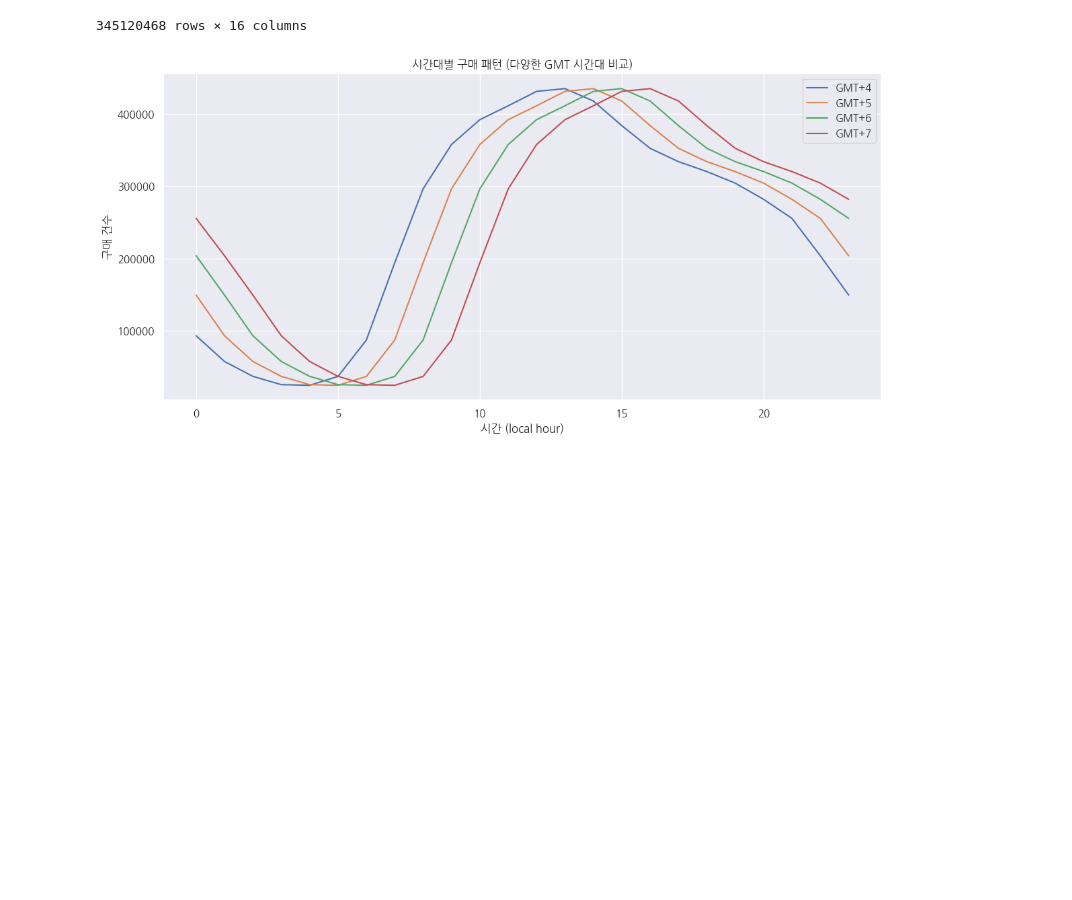
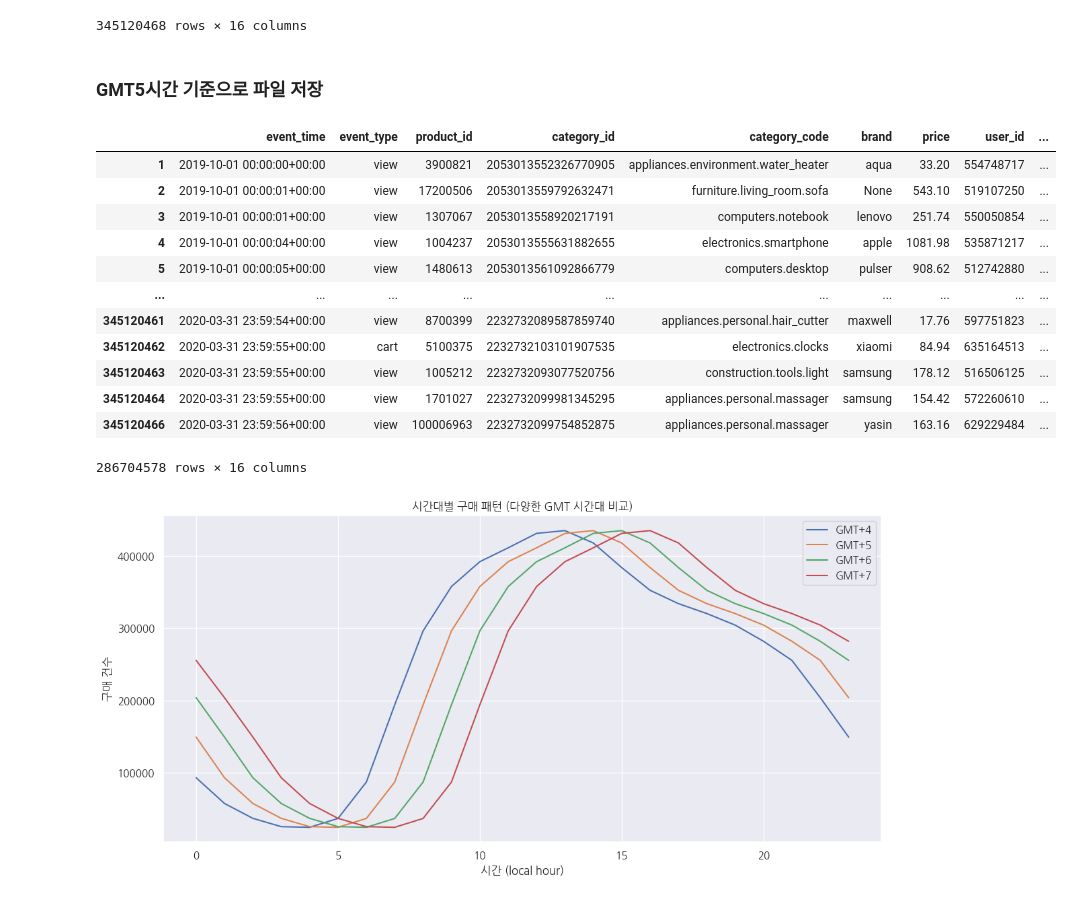
Before and after one commit to Rungky/customer-retention-analytics, a Jupyter notebook: 한지연/전체데이터분석.ipynb, the cells around one changed output. Drawn from its saved outputs; the diff is of its cells as text; code cells hidden in the pictures; blank space fills up the shorter version.

```diff
--- a/한지연/전체데이터분석.ipynb
+++ b/한지연/전체데이터분석.ipynb
@@ -126,6 +127,26 @@ df
 | 345120466 | 2020-03-31 23:59:56+00:00 | view | 100006963 | 2232732099754852875 | appliances.personal.massager | yasin | 163.16 | 629229484 | ... |
 | 345120467 | 2020-03-31 23:59:57+00:00 | view | 100145166 | 2232732076711346189 | None | None | 85.95 | 513238692 | ... |
 345120468 rows × 16 columns
+# %% [markdown]
+### GMT5시간 기준으로 파일 저장
 # %%
 df.to_parquet('/content/drive/MyDrive/Colab Notebooks/데이터톤/data/total_gmt5.parquet', index=False)
+# %%
+# NaN인 category_lvl1 제거
+df = df[df['category_lvl1'].notna()]
+df
+# %% [output]
+|  | event_time | event_type | product_id | category_id | category_code | brand | price | user_id | ... |
+| 1 | 2019-10-01 00:00:00+00:00 | view | 3900821 | 2053013552326770905 | appliances.environment.water_heater | aqua | 33.20 | 554748717 | ... |
+| 2 | 2019-10-01 00:00:01+00:00 | view | 17200506 | 2053013559792632471 | furniture.living_room.sofa | None | 543.10 | 519107250 | ... |
+| 3 | 2019-10-01 00:00:01+00:00 | view | 1307067 | 2053013558920217191 | computers.notebook | lenovo | 251.74 | 550050854 | ... |
+| 4 | 2019-10-01 00:00:04+00:00 | view | 1004237 | 2053013555631882655 | electronics.smartphone | apple | 1081.98 | 535871217 | ... |
+| 5 | 2019-10-01 00:00:05+00:00 | view | 1480613 | 2053013561092866779 | computers.desktop | pulser | 908.62 | 512742880 | ... |
+| ... | ... | ... | ... | ... | ... | ... | ... | ... | ... |
+| 345120461 | 2020-03-31 23:59:54+00:00 | view | 8700399 | 2232732089587859740 | appliances.personal.hair_cutter | maxwell | 17.76 | 597751823 | ... |
+| 345120462 | 2020-03-31 23:59:55+00:00 | cart | 5100375 | 2232732103101907535 | electronics.clocks | xiaomi | 84.94 | 635164513 | ... |
+| 345120463 | 2020-03-31 23:59:55+00:00 | view | 1005212 | 2232732093077520756 | construction.tools.light | samsung | 178.12 | 516506125 | ... |
+| 345120464 | 2020-03-31 23:59:55+00:00 | view | 1701027 | 2232732099981345295 | appliances.personal.massager | samsung | 154.42 | 572260610 | ... |
+| 345120466 | 2020-03-31 23:59:56+00:00 | view | 100006963 | 2232732099754852875 | appliances.personal.massager | yasin | 163.16 | 629229484 | ... |
+286704578 rows × 16 columns
 # %%
```
Also changed, not shown: parts of 4 cells of this notebook, 7 other files.
